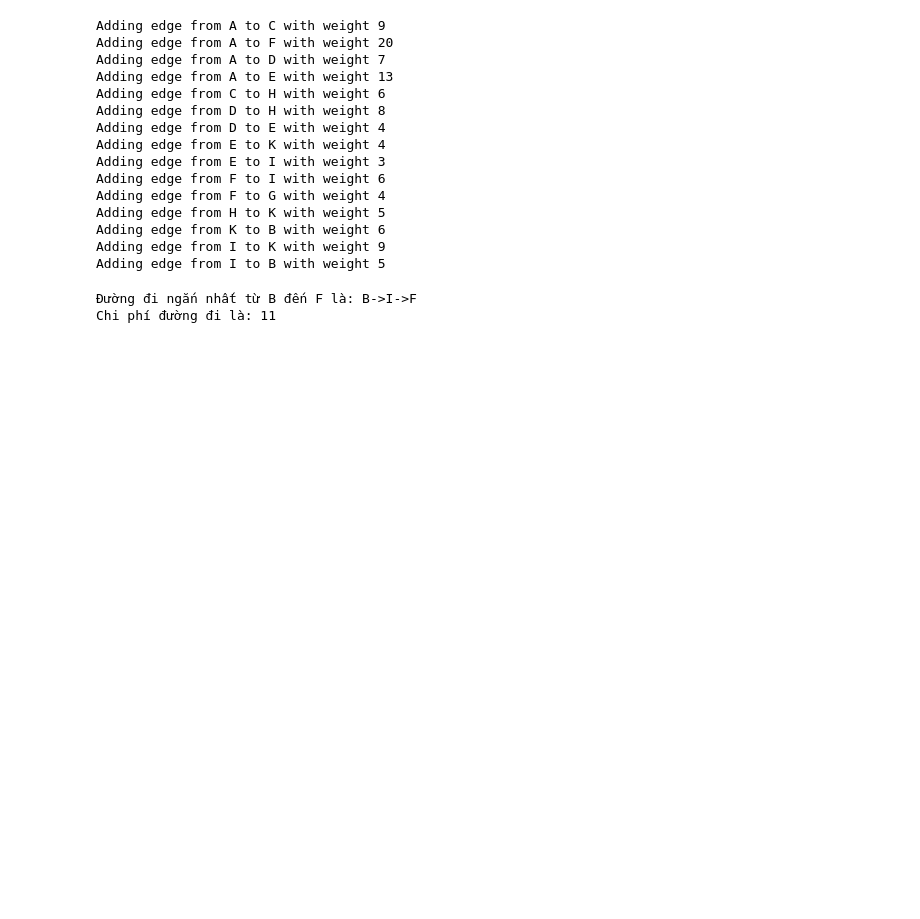
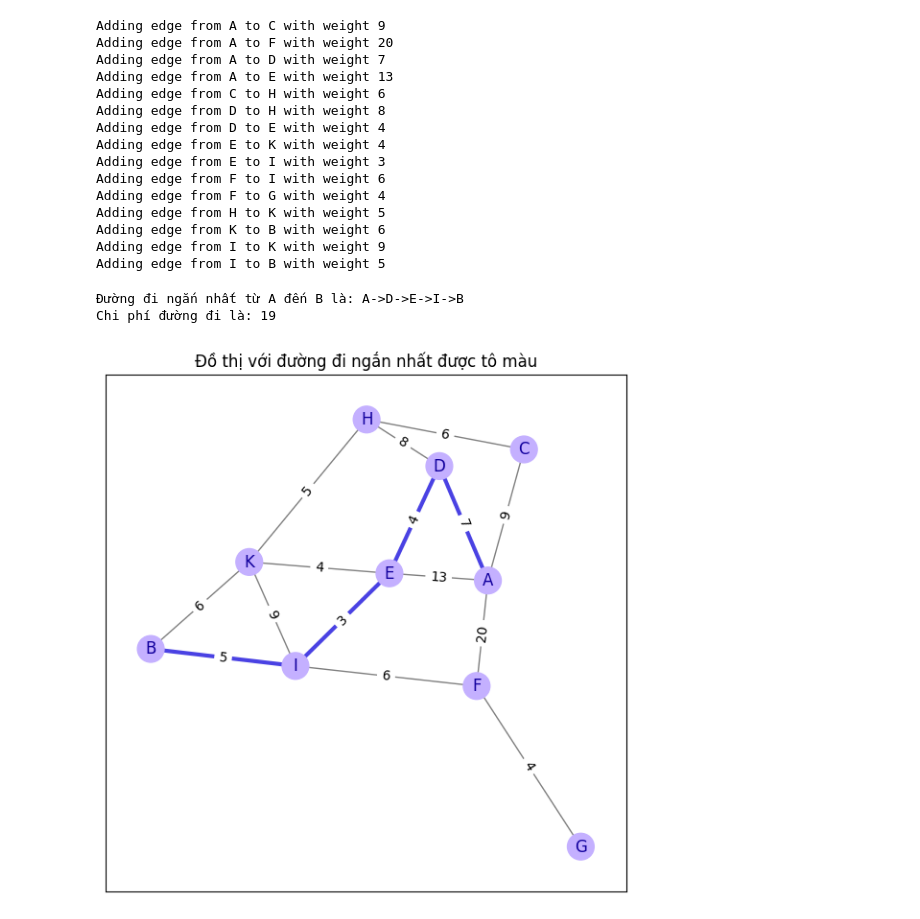
Before and after one commit to Gabriel-Duong/Final-L-p-tr-nh-ph-n-t-ch-d-li-u-UEH, a Jupyter notebook: Dijkstra.ipynb, the cells around one changed output. Drawn from its saved outputs; the diff is of its cells as text; code cells hidden in the pictures; blank space fills up the shorter version.

```diff
--- a/Dijkstra.ipynb
+++ b/Dijkstra.ipynb
@@ -125,10 +166,11 @@ Adding edge from K to B with weight 6
 Adding edge from I to K with weight 9
 Adding edge from I to B with weight 5
 # %%
-start = 'B'
-end = 'F'
+start = 'A'
+end = 'B'
 
 graph.print_shortest_path(start, end)
 # %% [output]
-Đường đi ngắn nhất từ B đến F là: B->I->F
-Chi phí đường đi là: 11
+Đường đi ngắn nhất từ A đến B là: A->D->E->I->B
+Chi phí đường đi là: 19
+[figure, added]
```
Also changed, not shown: parts of 1 cell of this notebook.
